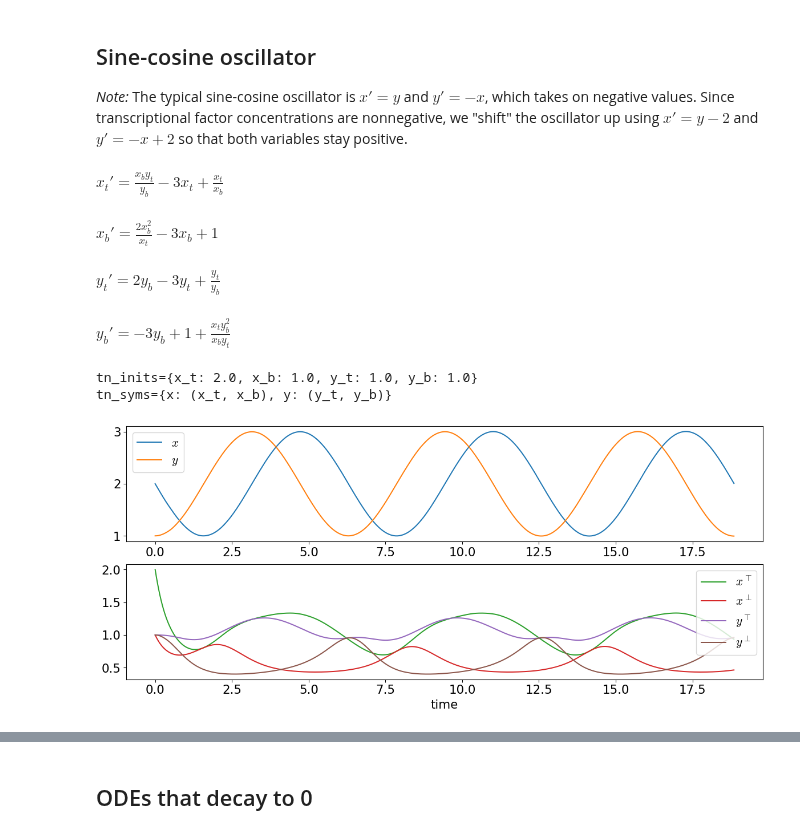
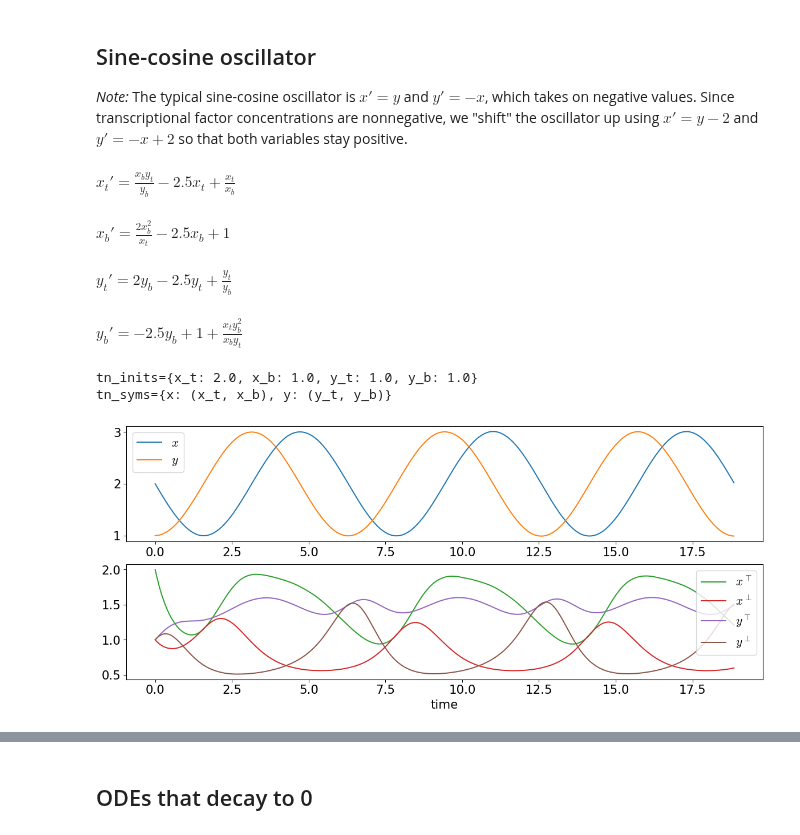
Before and after one commit to UC-Davis-molecular-computing/ode2tn, a Jupyter notebook: notebook.ipynb, the cells around one changed output, grey strips where cells are left out. Cells and saved outputs as stored; diff of their text form; code cells hidden in the pictures.

Commit message:
re-did plot and comments explaining how to choose gamma for sine-cosine oscillator

```diff
--- a/notebook.ipynb
+++ b/notebook.ipynb
@@ -12,39 +12,43 @@ images_dir = 'images'
 # %%
 from math import pi
 import numpy as np
 import gpac as gp
 import sympy as sp
 from ode2tn import plot_tn, ode2tn
+import matplotlib.pyplot as plt
 
 x,y = sp.symbols('x y')
 odes = {      # odes dict maps each symbol to an expression for its time derivative
     x: y-2,   # dx/dt = y-2
     y: -x+2,  # dy/dt = -x+2
 }
 inits = {     # inits maps each symbol to its initial value
     x: 2,     # x(0) = 2
     y: 1,     # y(0) = 1
 }
-gamma = 3     # uniform decay constant; should have gamma > max q_i^- for i=1,2;
-              #   see proof of main Theorem in paper
-              # In this case, q_1 = -2 (negative term for x') and q_2 = x (negative term for y').
+t_eval = np.linspace(0, 6*pi, 1000)
+gamma = 2.5   # uniform decay constant; should have gamma > max p_i^- / x_i for i=1,2;
+              #   see proof of main Theorem in paper.
+              # Here we think of x_1 = x and x-2 = y.
+              # In this case, p_1^- = 2 (negative term for x') and p_2^- = x (negative term for y').
+              # 2/x <= 2 (the case i=1) and x/y < 2.5 for all values in the trajectory of this oscillator;
+              # see next cell for plot of the shifted oscillator to verify this claim.
               # Since x takes a maximum value of 3 in the shifted oscillator, the max value
               # of the q_i^- is 3, so we can use gamma=3.
 beta = 1      # constant introduced to keep values from going to infinity or 0
 tn_odes, tn_inits, tn_syms = ode2tn(odes, inits, gamma=gamma, beta=beta)
 gp.display_odes(tn_odes)  # displays nice rendered LaTeX in Jupyter notebook
 print(f'{tn_inits=}')
 print(f'{tn_syms=}')
 figsize = (15, 6)
-t_eval = np.linspace(0, 6*pi, 1000)
 plot_tn(odes, inits, gamma=gamma, beta=beta, t_eval=t_eval, figsize=figsize, show_factors=True)
 plt.savefig(f"{images_dir}/sine-cosine-plot.pdf", format="pdf", bbox_inches="tight") # for paper
 plt.savefig(f"{images_dir}/sine-cosine-plot.svg", format="svg", bbox_inches="tight") # for README
 # %% [output]
-$\displaystyle x_{t}' = \frac{x_{b} y_{t}}{y_{b}} - 3 x_{t} + \frac{x_{t}}{x_{b}}$
+$\displaystyle x_{t}' = \frac{x_{b} y_{t}}{y_{b}} - 2.5 x_{t} + \frac{x_{t}}{x_{b}}$
-$\displaystyle x_{b}' = \frac{2 x_{b}^{2}}{x_{t}} - 3 x_{b} + 1$
+$\displaystyle x_{b}' = \frac{2 x_{b}^{2}}{x_{t}} - 2.5 x_{b} + 1$
-$\displaystyle y_{t}' = 2 y_{b} - 3 y_{t} + \frac{y_{t}}{y_{b}}$
+$\displaystyle y_{t}' = 2 y_{b} - 2.5 y_{t} + \frac{y_{t}}{y_{b}}$
-$\displaystyle y_{b}' = - 3 y_{b} + 1 + \frac{x_{t} y_{b}^{2}}{x_{b} y_{t}}$
+$\displaystyle y_{b}' = - 2.5 y_{b} + 1 + \frac{x_{t} y_{b}^{2}}{x_{b} y_{t}}$
 tn_inits={x_t: 2.0, x_b: 1.0, y_t: 1.0, y_b: 1.0}
 tn_syms={x: (x_t, x_b), y: (y_t, y_b)}
-[figure, old version]
+[figure, new version]
```
Also changed, not shown: parts of 1 cell of this notebook, 2 other files.
